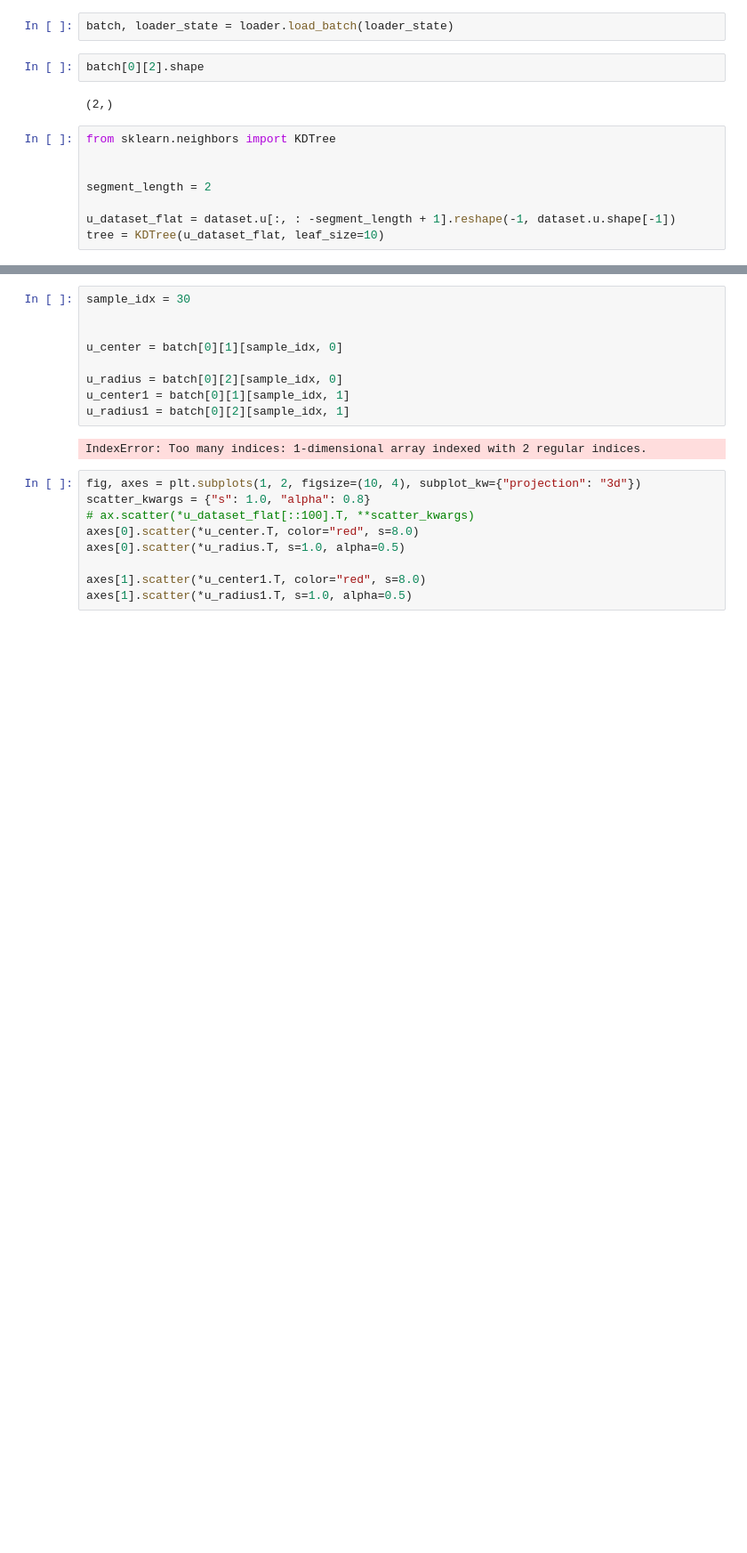
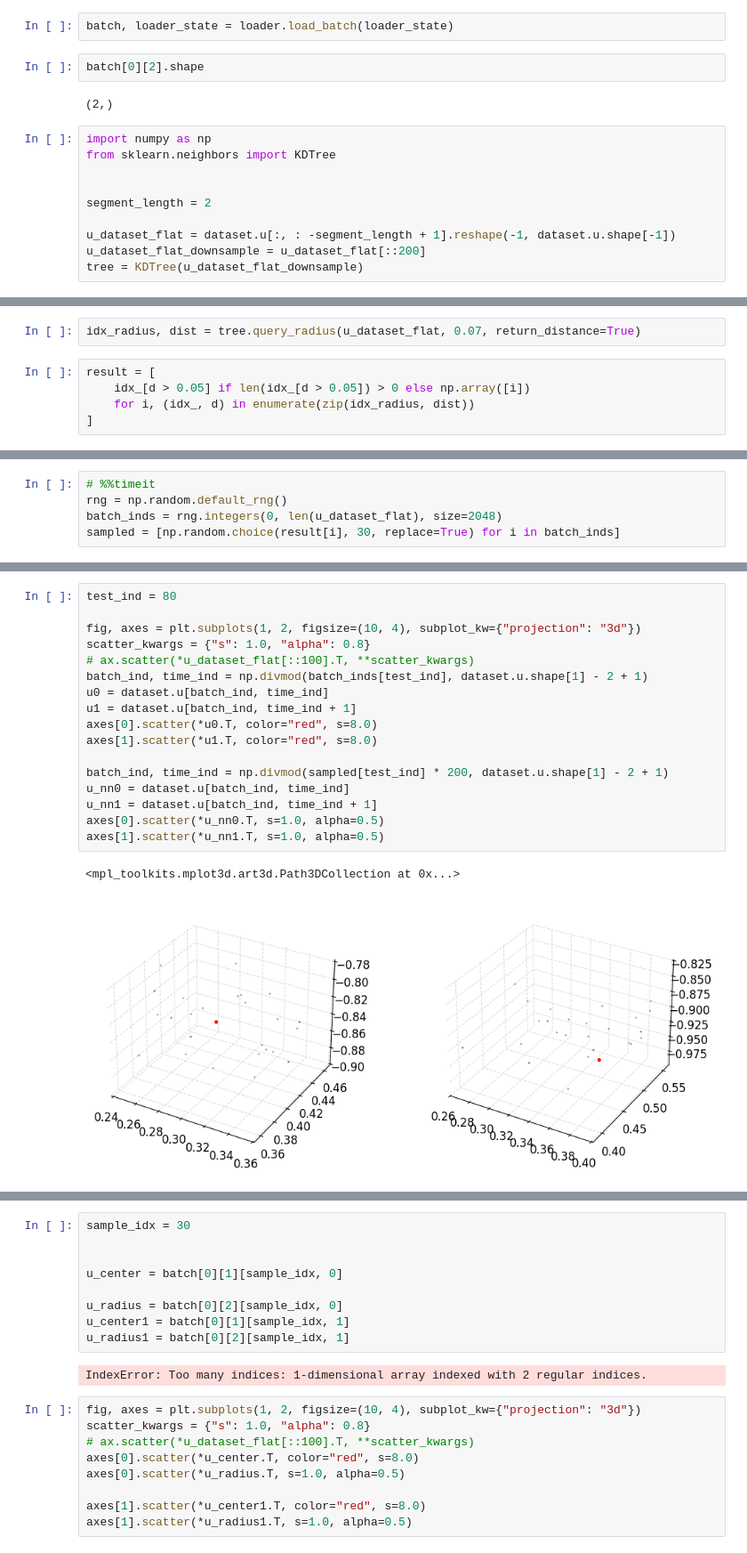
Before and after one commit to Jhko725/sandbox, a Jupyter notebook: notebooks/analysis/tangent_evolution.ipynb, the cells around one changed output, grey strips where cells are left out. Shown at 89% size. Cells and saved outputs as stored; diff of their text form; blank space fills up the shorter version.

```diff
--- a/notebooks/analysis/tangent_evolution.ipynb
+++ b/notebooks/analysis/tangent_evolution.ipynb
@@ -63,10 +66,12 @@ batch[0][2].shape
 # %% [output]
 (2,)
 # %%
+import numpy as np
 from sklearn.neighbors import KDTree
 
 
 segment_length = 2
 
 u_dataset_flat = dataset.u[:, : -segment_length + 1].reshape(-1, dataset.u.shape[-1])
-tree = KDTree(u_dataset_flat, leaf_size=10)
+u_dataset_flat_downsample = u_dataset_flat[::200]
+tree = KDTree(u_dataset_flat_downsample)
@@ -72,0 +86,7 @@ tree = KDTree(u_dataset_flat, leaf_size=10)
+# %%
+idx_radius, dist = tree.query_radius(u_dataset_flat, 0.07, return_distance=True)
+# %%
+result = [
+    idx_[d > 0.05] if len(idx_[d > 0.05]) > 0 else np.array([i])
+    for i, (idx_, d) in enumerate(zip(idx_radius, dist))
+]
@@ -72,0 +134,5 @@ tree = KDTree(u_dataset_flat, leaf_size=10)
+# %%
+# %%timeit
+rng = np.random.default_rng()
+batch_inds = rng.integers(0, len(u_dataset_flat), size=2048)
+sampled = [np.random.choice(result[i], 30, replace=True) for i in batch_inds]
@@ -72,0 +150,20 @@ tree = KDTree(u_dataset_flat, leaf_size=10)
+# %%
+test_ind = 80
+
+fig, axes = plt.subplots(1, 2, figsize=(10, 4), subplot_kw={"projection": "3d"})
+scatter_kwargs = {"s": 1.0, "alpha": 0.8}
+# ax.scatter(*u_dataset_flat[::100].T, **scatter_kwargs)
+batch_ind, time_ind = np.divmod(batch_inds[test_ind], dataset.u.shape[1] - 2 + 1)
+u0 = dataset.u[batch_ind, time_ind]
+u1 = dataset.u[batch_ind, time_ind + 1]
+axes[0].scatter(*u0.T, color="red", s=8.0)
+axes[1].scatter(*u1.T, color="red", s=8.0)
+
+batch_ind, time_ind = np.divmod(sampled[test_ind] * 200, dataset.u.shape[1] - 2 + 1)
+u_nn0 = dataset.u[batch_ind, time_ind]
+u_nn1 = dataset.u[batch_ind, time_ind + 1]
+axes[0].scatter(*u_nn0.T, s=1.0, alpha=0.5)
+axes[1].scatter(*u_nn1.T, s=1.0, alpha=0.5)
+# %% [output]
+<mpl_toolkits.mplot3d.art3d.Path3DCollection at 0x...>
+[figure, added]
```
Also changed, not shown: parts of 23 cells of this notebook, 2 other files.
